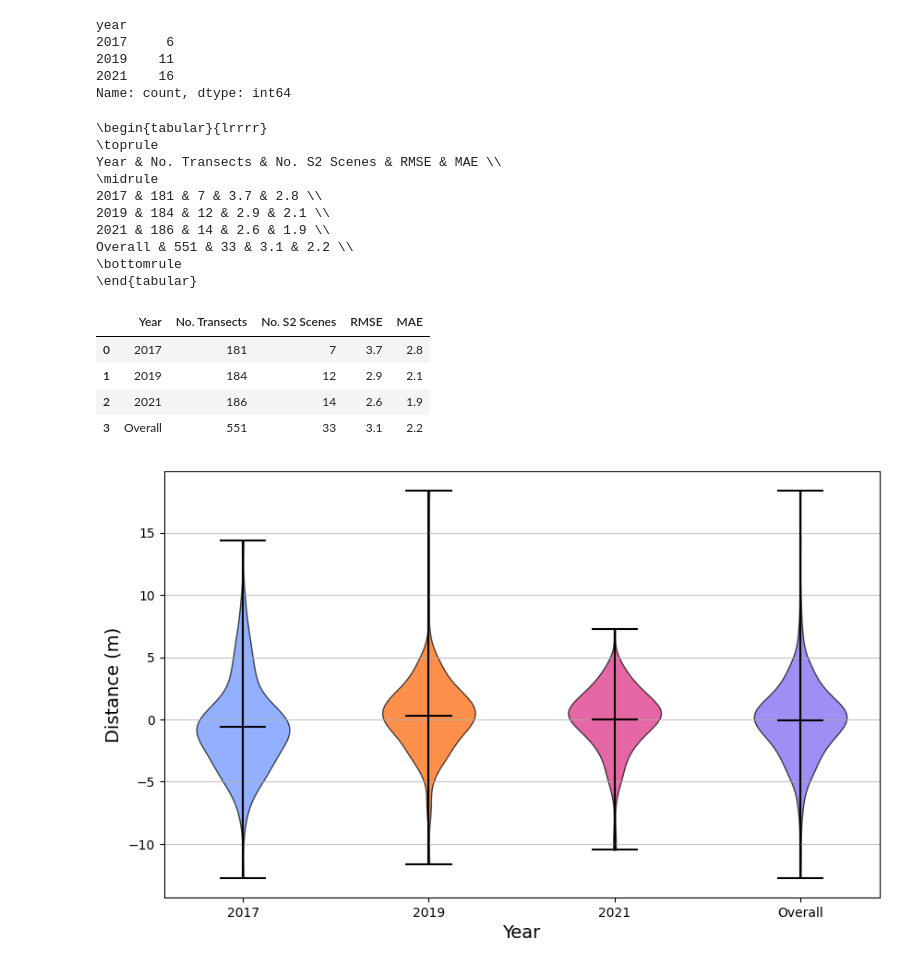
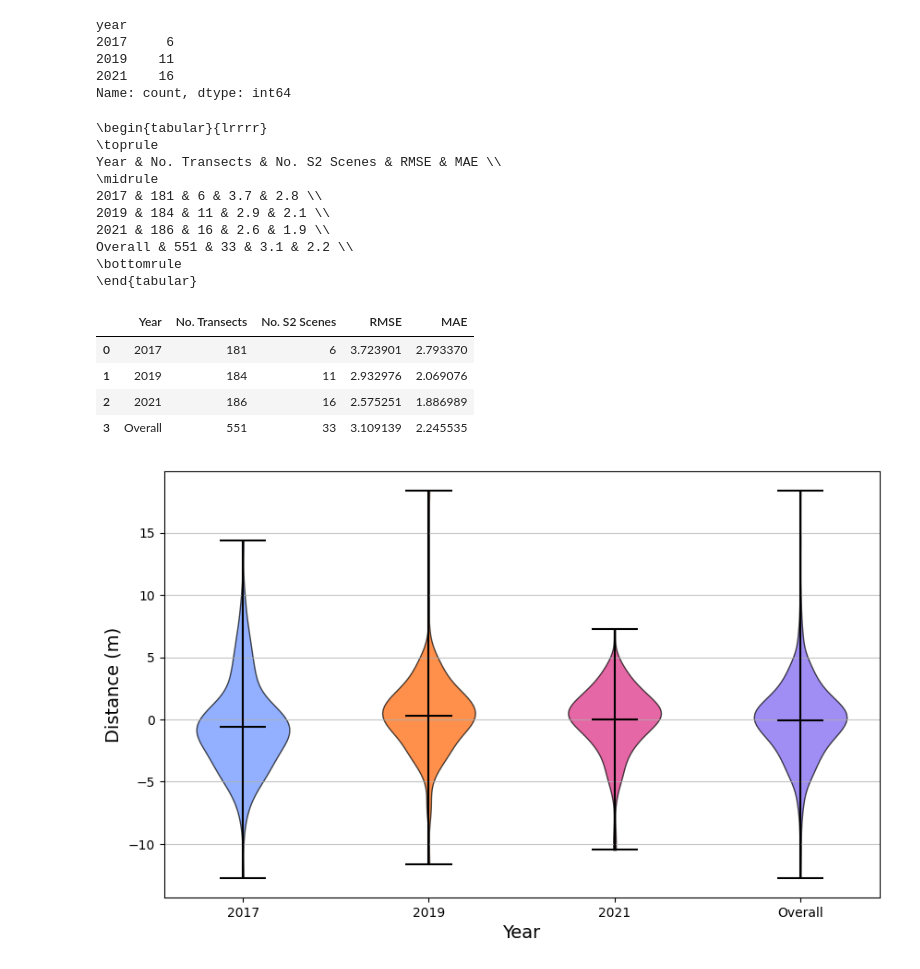
Before and after one commit to conorosully/sentinel2-vegetation-line, a Jupyter notebook: src/4_compare_erosion_rates.ipynb, the cells around one changed output. Saved outputs shown, nothing was run; the diff lists cells and outputs as text; code cells hidden in the pictures.

```diff
--- a/src/4_compare_erosion_rates.ipynb
+++ b/src/4_compare_erosion_rates.ipynb
@@ -222,43 +224,44 @@ for col in distances.columns[1:]:
 
 # Calculate overall rmse
 all_distances = distances.iloc[:, 1:].values.flatten()
 # remove NaN values
 all_distances = all_distances[~np.isnan(all_distances)]
 n = np.count_nonzero(~np.isnan(all_distances))
 n_values.append(n)
 rmse = np.sqrt(np.sum((all_distances ** 2)) / n)
 rmse_values.append(rmse)
 
 mae = np.sum(np.abs(all_distances)) / n
 mae_values.append(mae)
 
 # create data frame
 results = pd.DataFrame({
     "Year": [2017, 2019, 2021, "Overall"],
     "No. Transects": n_values,
-    "No. S2 Scenes": [7,12,14, 7+12+14],
-    "RMSE": np.round(rmse_values,1),
-    "MAE": np.round(mae_values,1)
+    "No. S2 Scenes": [6,11,16, 6+11+16],
+    "RMSE": rmse_values,
+    "MAE": mae_values
 })
 
 print(results.to_latex(index=False, float_format="%.1f",))
+results.to_csv(os.path.join(data_path, f"results/vl_interpolation_error_metrics.csv"), index=False)
 results
 # %% [output]
 \begin{tabular}{lrrrr}
 \toprule
 Year & No. Transects & No. S2 Scenes & RMSE & MAE \\
 \midrule
-2017 & 181 & 7 & 3.7 & 2.8 \\
-2019 & 184 & 12 & 2.9 & 2.1 \\
-2021 & 186 & 14 & 2.6 & 1.9 \\
+2017 & 181 & 6 & 3.7 & 2.8 \\
+2019 & 184 & 11 & 2.9 & 2.1 \\
+2021 & 186 & 16 & 2.6 & 1.9 \\
 Overall & 551 & 33 & 3.1 & 2.2 \\
 \bottomrule
 \end{tabular}
 |  | Year | No. Transects | No. S2 Scenes | RMSE | MAE |
-| 0 | 2017 | 181 | 7 | 3.7 | 2.8 |
-| 1 | 2019 | 184 | 12 | 2.9 | 2.1 |
-| 2 | 2021 | 186 | 14 | 2.6 | 1.9 |
-| 3 | Overall | 551 | 33 | 3.1 | 2.2 |
+| 0 | 2017 | 181 | 6 | 3.723901 | 2.793370 |
+| 1 | 2019 | 184 | 11 | 2.932976 | 2.069076 |
+| 2 | 2021 | 186 | 16 | 2.575251 | 1.886989 |
+| 3 | Overall | 551 | 33 | 3.109139 | 2.245535 |
 # %%
 #histogram of distances
 import matplotlib.pyplot as plt
```
Also changed, not shown: parts of 8 cells of this notebook, 3 other files.
